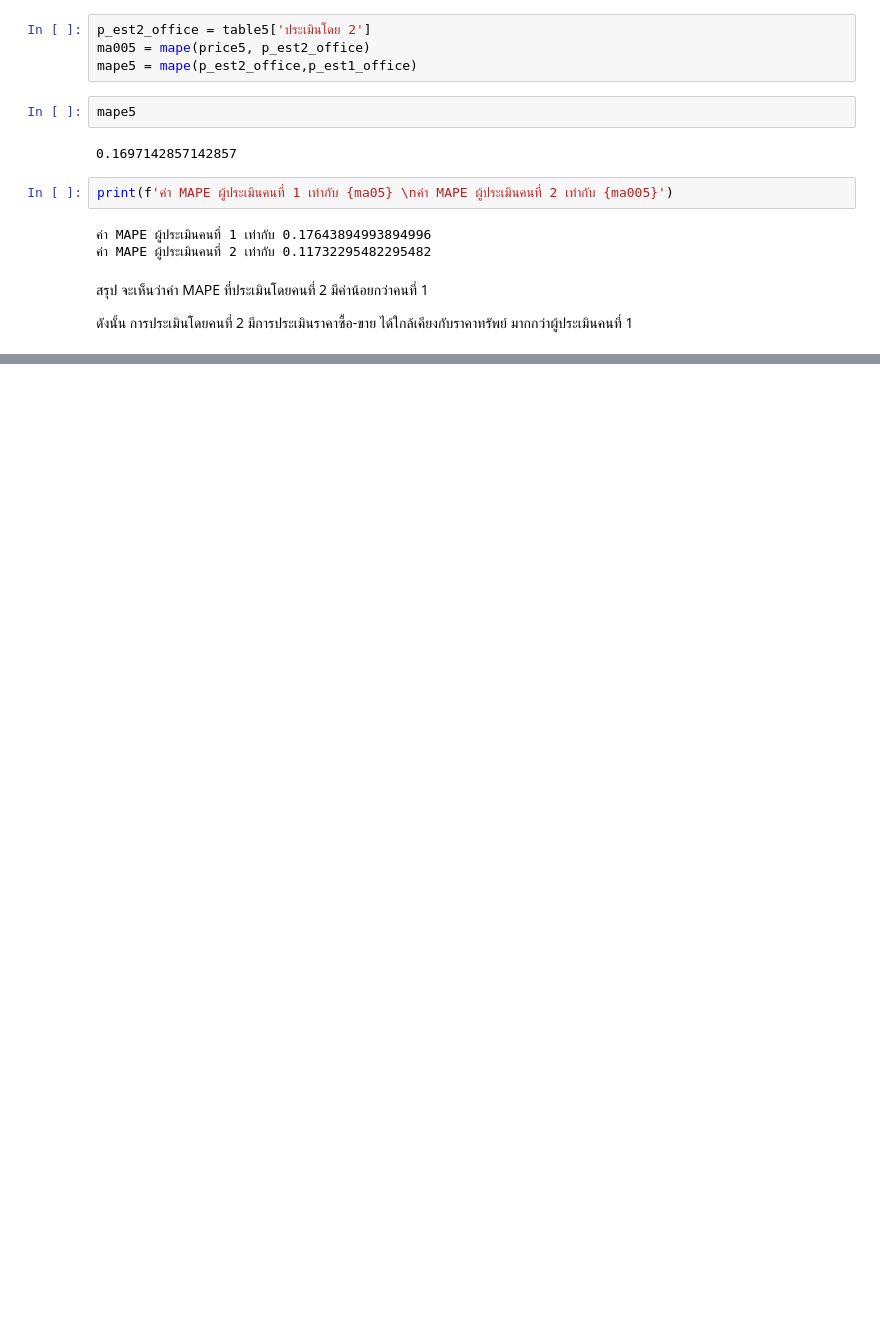
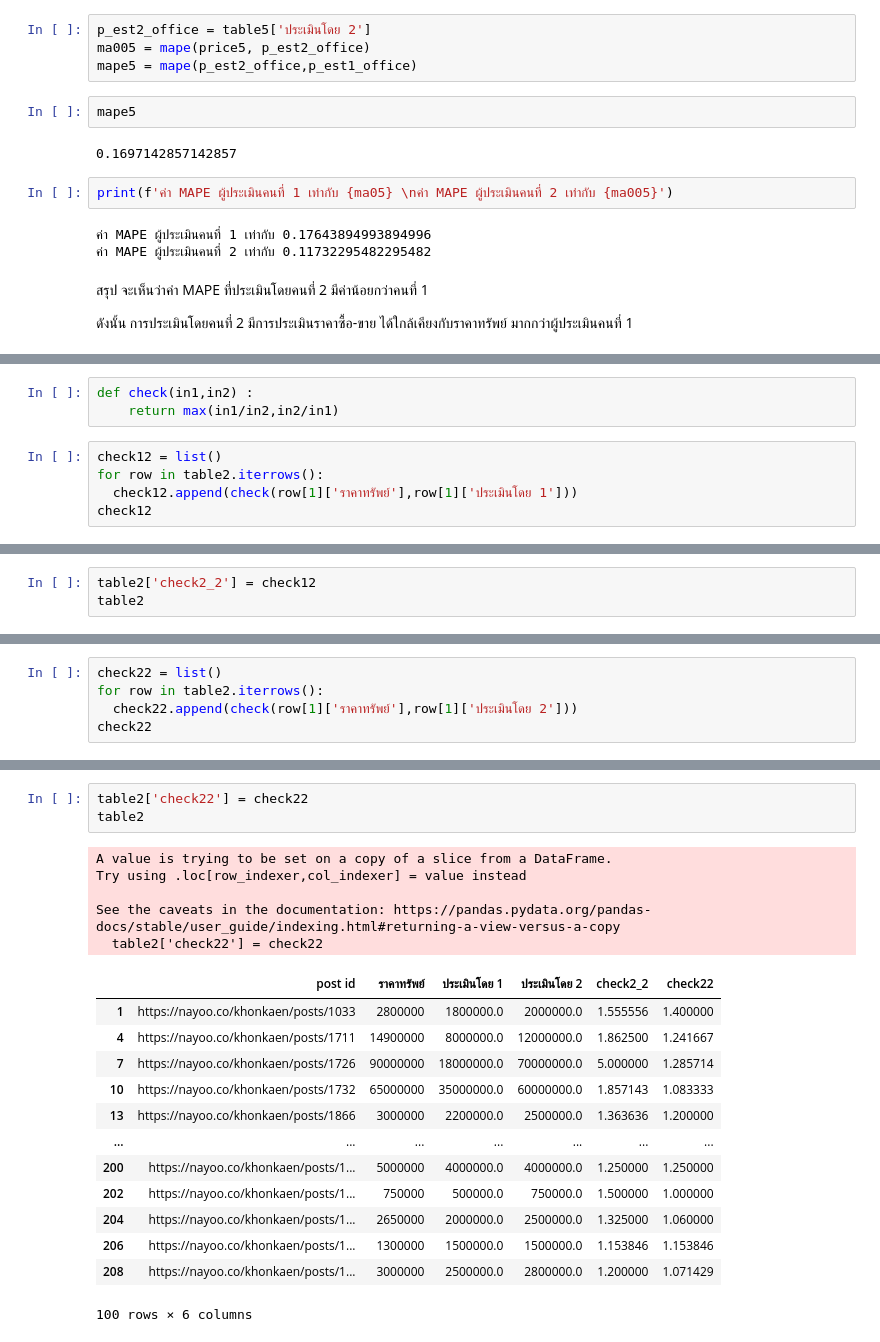
Before and after one commit to nannthd/bsc_dpdm22, a Jupyter notebook: [dataprep1] property estimator.ipynb, the cells around one changed output, grey strips where cells are left out. Cells and saved outputs as stored; diff of their text form; blank space fills up the shorter version.

```diff
--- a/[dataprep1] property estimator.ipynb
+++ b/[dataprep1] property estimator.ipynb
@@ -864,0 +920,8 @@ print(f'ค่า MAPE ผู้ประเมินคนที่ 1 เท่
+# %%
+def check(in1,in2) :
+    return max(in1/in2,in2/in1)
+# %%
+check12 = list()
+for row in table2.iterrows():
+  check12.append(check(row[1]['ราคาทรัพย์'],row[1]['ประเมินโดย 1']))
+check12
@@ -864,0 +946,3 @@ print(f'ค่า MAPE ผู้ประเมินคนที่ 1 เท่
+# %%
+table2['check2_2'] = check12
+table2
@@ -864,0 +968,5 @@ print(f'ค่า MAPE ผู้ประเมินคนที่ 1 เท่
+# %%
+check22 = list()
+for row in table2.iterrows():
+  check22.append(check(row[1]['ราคาทรัพย์'],row[1]['ประเมินโดย 2']))
+check22
@@ -864,0 +991,22 @@ print(f'ค่า MAPE ผู้ประเมินคนที่ 1 เท่
+# %%
+table2['check22'] = check22
+table2
+# %% [output]
+A value is trying to be set on a copy of a slice from a DataFrame.
+Try using .loc[row_indexer,col_indexer] = value instead
+
+See the caveats in the documentation: https://pandas.pydata.org/pandas-docs/stable/user_guide/indexing.html#returning-a-view-versus-a-copy
+  table2['check22'] = check22
+|  | post id | ราคาทรัพย์ | ประเมินโดย 1 | ประเมินโดย 2 | check2_2 | check22 |
+| 1 | https://nayoo.co/khonkaen/posts/1033 | 2800000 | 1800000.0 | 2000000.0 | 1.555556 | 1.400000 |
+| 4 | https://nayoo.co/khonkaen/posts/1711 | 14900000 | 8000000.0 | 12000000.0 | 1.862500 | 1.241667 |
+| 7 | https://nayoo.co/khonkaen/posts/1726 | 90000000 | 18000000.0 | 70000000.0 | 5.000000 | 1.285714 |
+| 10 | https://nayoo.co/khonkaen/posts/1732 | 65000000 | 35000000.0 | 60000000.0 | 1.857143 | 1.083333 |
+| 13 | https://nayoo.co/khonkaen/posts/1866 | 3000000 | 2200000.0 | 2500000.0 | 1.363636 | 1.200000 |
+| ... | ... | ... | ... | ... | ... | ... |
+| 200 | https://nayoo.co/khonkaen/posts/1... | 5000000 | 4000000.0 | 4000000.0 | 1.250000 | 1.250000 |
+| 202 | https://nayoo.co/khonkaen/posts/1... | 750000 | 500000.0 | 750000.0 | 1.500000 | 1.000000 |
+| 204 | https://nayoo.co/khonkaen/posts/1... | 2650000 | 2000000.0 | 2500000.0 | 1.325000 | 1.060000 |
+| 206 | https://nayoo.co/khonkaen/posts/1... | 1300000 | 1500000.0 | 1500000.0 | 1.153846 | 1.153846 |
+| 208 | https://nayoo.co/khonkaen/posts/1... | 3000000 | 2500000.0 | 2800000.0 | 1.200000 | 1.071429 |
+100 rows × 6 columns
```
Also changed, not shown: parts of 23 cells of this notebook.
